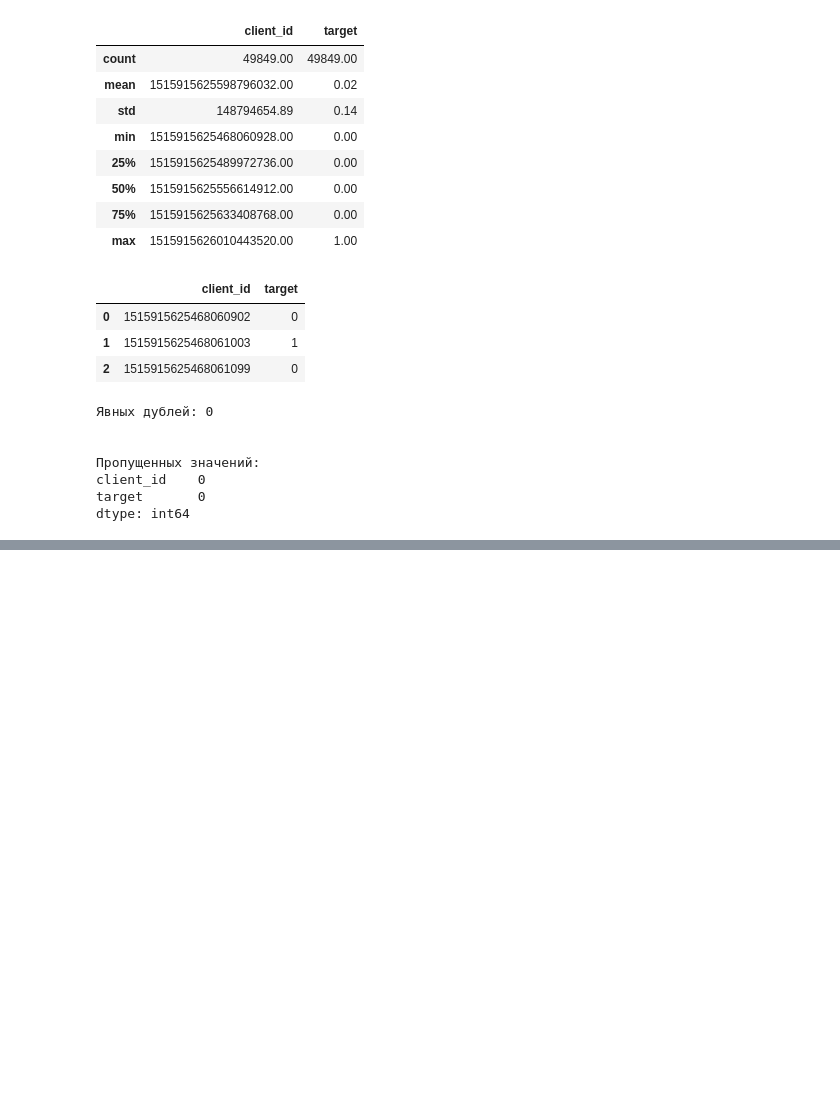
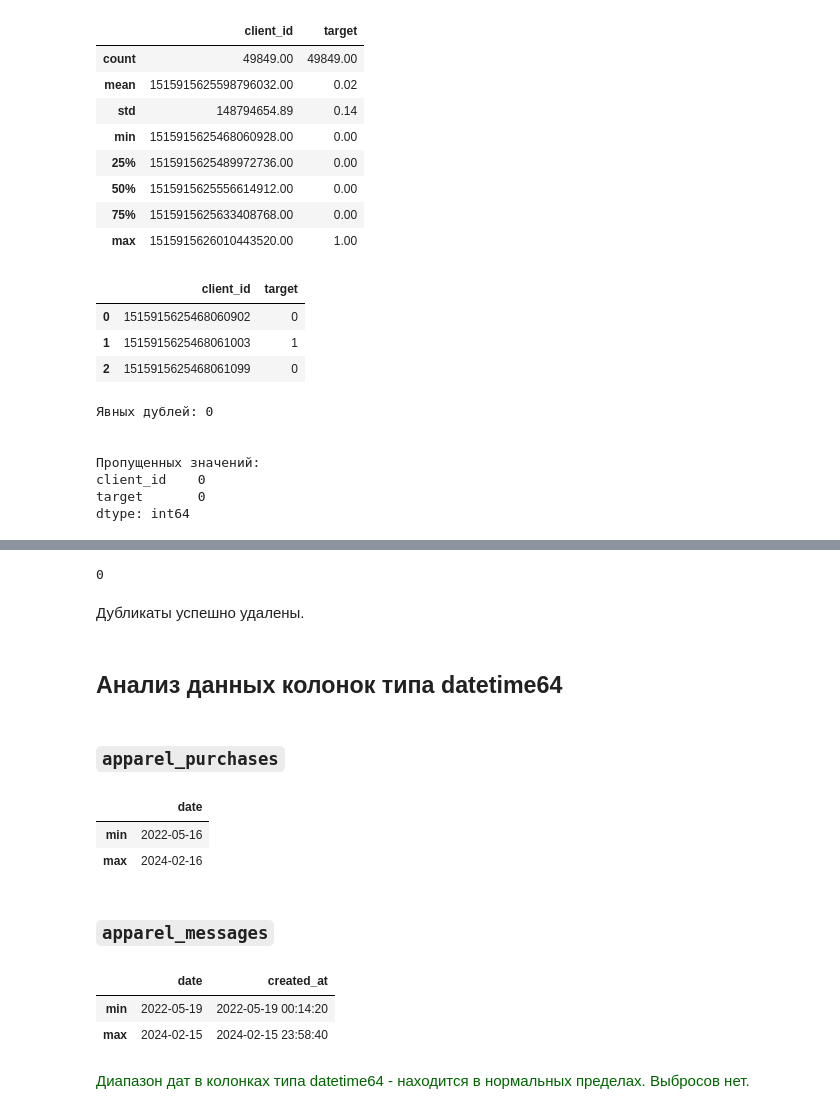
Before and after one commit to andrew-tvorogov/practicum_masterskaya_2, a Jupyter notebook: practicum_apparel.ipynb, the cells around one changed output, grey strips where cells are left out. Saved outputs shown, nothing was run; the diff lists cells and outputs as text; code cells hidden in the pictures; blank space fills up the shorter version.

Commit message:
updated notebook, data prepare stage

```diff
--- a/practicum_apparel.ipynb
+++ b/practicum_apparel.ipynb
@@ -115,7 +115,7 @@ def dataset_tm_info(df):
     '''
     datetime_columns = df.select_dtypes('datetime64[ns]').columns # датавремя
     if (len(list(datetime_columns)) > 0):
-        display(startups_data[datetime_columns].agg(['min','max']))
+        display(df[datetime_columns].agg(['min','max']))
         #print(f'''\n''')
     else:
         print(f'''Нет колонок типа datetime\n''')
@@ -374,0 +422,3 @@ dtype: int64
+# %%
+date_cols = ["date","created_at"]
+apparel_messages[date_cols] = apparel_messages[date_cols].astype("datetime64[ns]")
@@ -374,0 +464,3 @@ dtype: int64
+# %%
+apparel_messages.drop_duplicates(inplace=True)
+apparel_messages.head(3)
@@ -374,0 +472,26 @@ dtype: int64
+# %%
+apparel_messages.duplicated().sum()
+# %% [output]
+0
+# %% [markdown]
+Дубликаты успешно удалены.
+# %% [markdown]
+## Анализ данных колонок типа **datetime64**
+# %% [markdown]
+### ``apparel_purchases``
+# %%
+dataset_tm_info(apparel_purchases)
+# %% [output]
+|  | date |
+| min | 2022-05-16 |
+| max | 2024-02-16 |
+# %% [markdown]
+### ``apparel_messages``
+# %%
+dataset_tm_info(apparel_messages)
+# %% [output]
+|  | date | created_at |
+| min | 2022-05-19 | 2022-05-19 00:14:20 |
+| max | 2024-02-15 | 2024-02-15 23:58:40 |
+# %% [markdown]
+<span style="color: darkgreen">Диапазон дат в колонках типа datetime64 - находится в нормальных пределах. Выбросов нет.</span>
```
Also changed, not shown: parts of 21 cells of this notebook.
